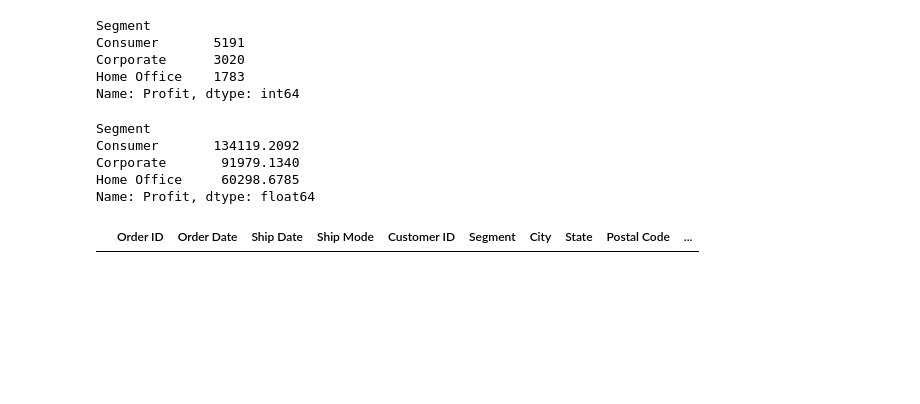
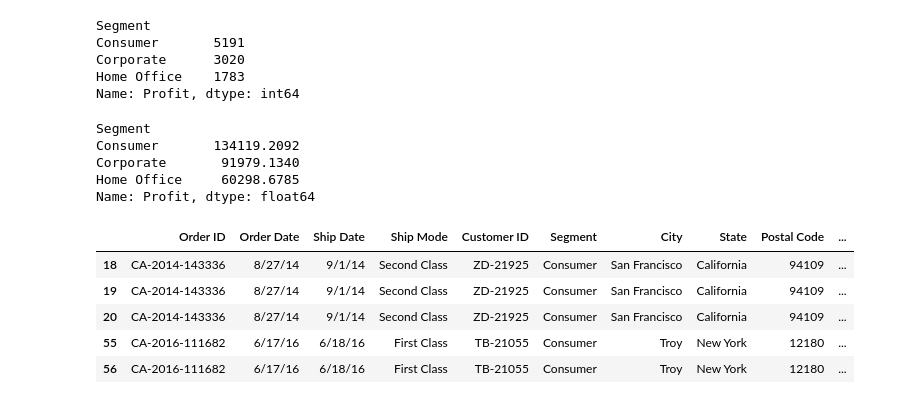
Before and after one commit to JacobSteinfeld/ODS_Assessment, a Jupyter notebook: assessment_one_ods.ipynb, the cells around one changed output. Drawn from its saved outputs; the diff is of its cells as text; code cells hidden in the pictures; blank space fills up the shorter version.

```diff
--- a/assessment_one_ods.ipynb
+++ b/assessment_one_ods.ipynb
@@ -230,10 +230,14 @@ Name: Profit, dtype: float64
 # %%
 # sort by sub category and returns
 # created df with all returned
-#sorted_returns = full_orders_df.sort_values(["Returned"])
-returned_items_df = full_orders_df[(full_orders_df["Returned"] == 'yes')]
-returned_items_df.head()
+returned_sub = full_orders_df[(full_orders_df["Returned"] == 'Yes')]
+returned_sub.head()
 # %% [output]
 |  | Order ID | Order Date | Ship Date | Ship Mode | Customer ID | Segment | City | State | Postal Code | ... |
+| 18 | CA-2014-143336 | 8/27/14 | 9/1/14 | Second Class | ZD-21925 | Consumer | San Francisco | California | 94109 | ... |
+| 19 | CA-2014-143336 | 8/27/14 | 9/1/14 | Second Class | ZD-21925 | Consumer | San Francisco | California | 94109 | ... |
+| 20 | CA-2014-143336 | 8/27/14 | 9/1/14 | Second Class | ZD-21925 | Consumer | San Francisco | California | 94109 | ... |
+| 55 | CA-2016-111682 | 6/17/16 | 6/18/16 | First Class | TB-21055 | Consumer | Troy | New York | 12180 | ... |
+| 56 | CA-2016-111682 | 6/17/16 | 6/18/16 | First Class | TB-21055 | Consumer | Troy | New York | 12180 | ... |
 # %%
 # find returned items of all subcategories
```
Also changed, not shown: parts of 8 cells of this notebook.
